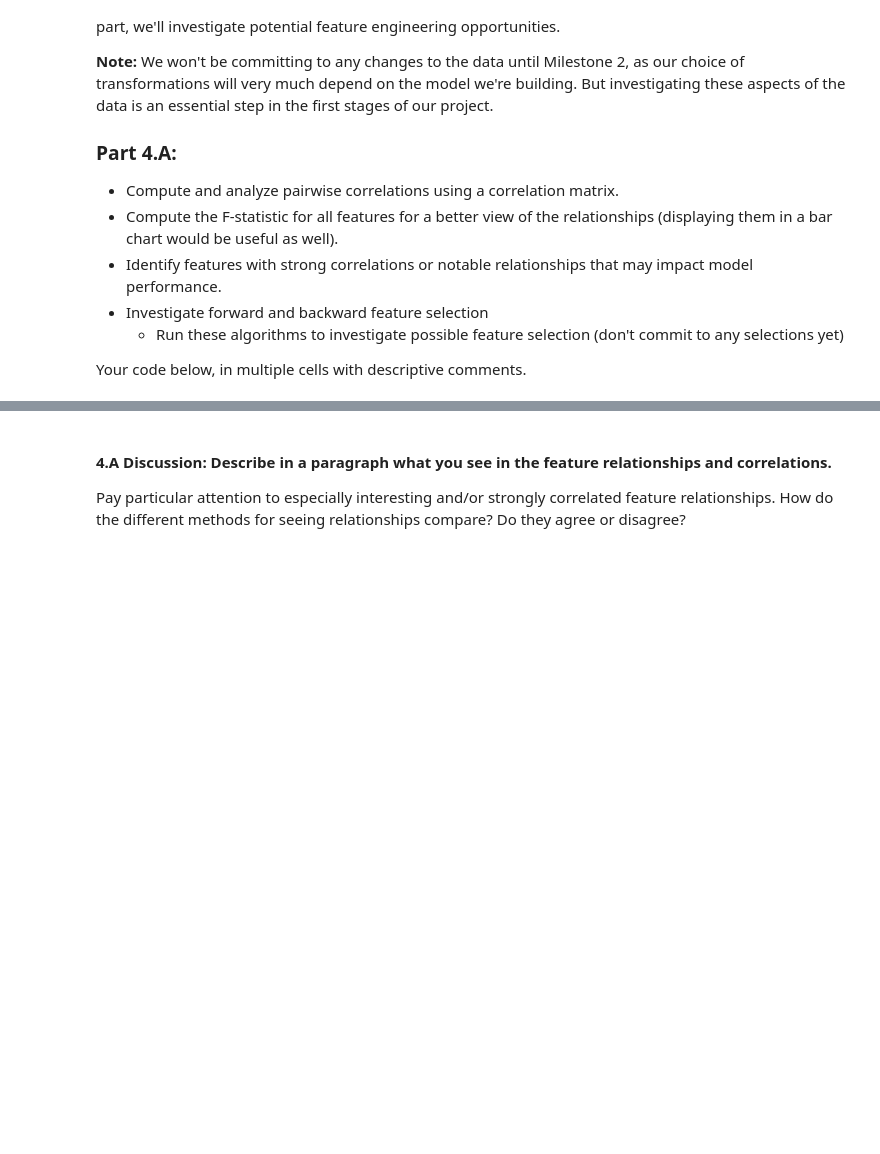
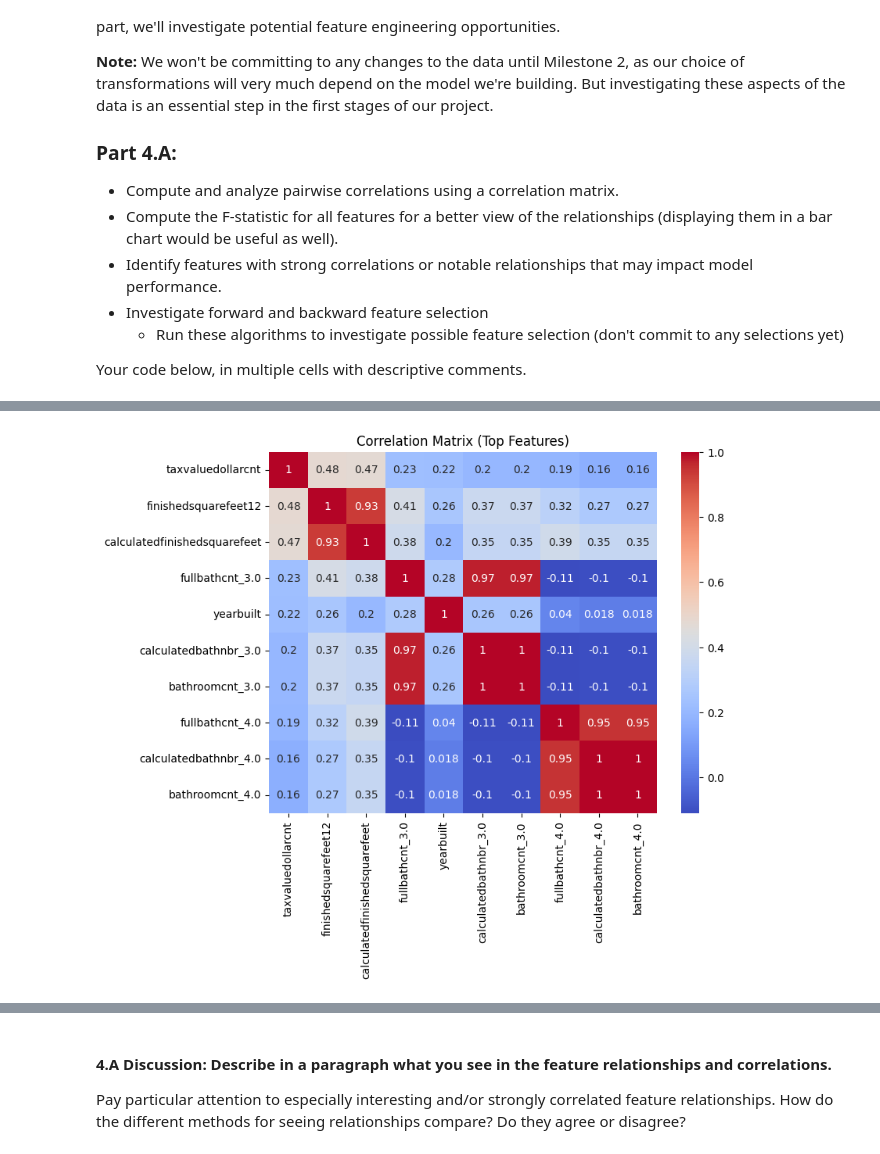
Before and after one commit to JarodCastroBU/Milestone1GroupProject_44, a Jupyter notebook: Milestone_01.ipynb, the cells around one changed output, grey strips where cells are left out. Saved outputs shown, nothing was run; the diff lists cells and outputs as text; code cells hidden in the pictures; blank space fills up the shorter version.

```diff
--- a/Milestone_01.ipynb
+++ b/Milestone_01.ipynb
@@ -740,3 +741,9 @@ In this part, we will investigate the feature relationships as a way of understa
         - Run these algorithms to investigate possible feature selection (don't commit to any selections yet)
 
 Your code below, in multiple cells with descriptive comments.
+# %%
+df = df_final.copy()
+corr = df.corr(numeric_only=True)
+target_corr = corr['taxvaluedollarcnt'].sort_values(ascending=False)
+
+print(target_corr.head(10))
@@ -742,0 +762,12 @@ Your code below, in multiple cells with descriptive comments.
+# %%
+# Select top correlated features
+top_features = target_corr.index[:10]
+
+corr_top = df[top_features].corr()
+
+plt.figure(figsize=(8,6))
+sns.heatmap(corr_top, annot=True, cmap='coolwarm')
+plt.title("Correlation Matrix (Top Features)")
+plt.show()
+# %% [output]
+[figure, added]
```
Also changed, not shown: parts of 16 cells of this notebook.
